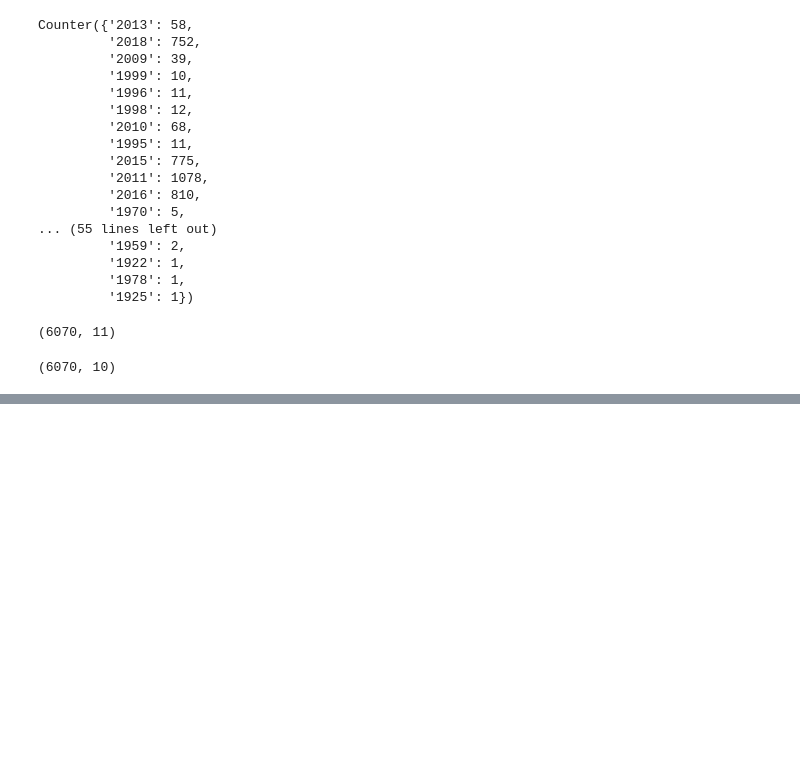
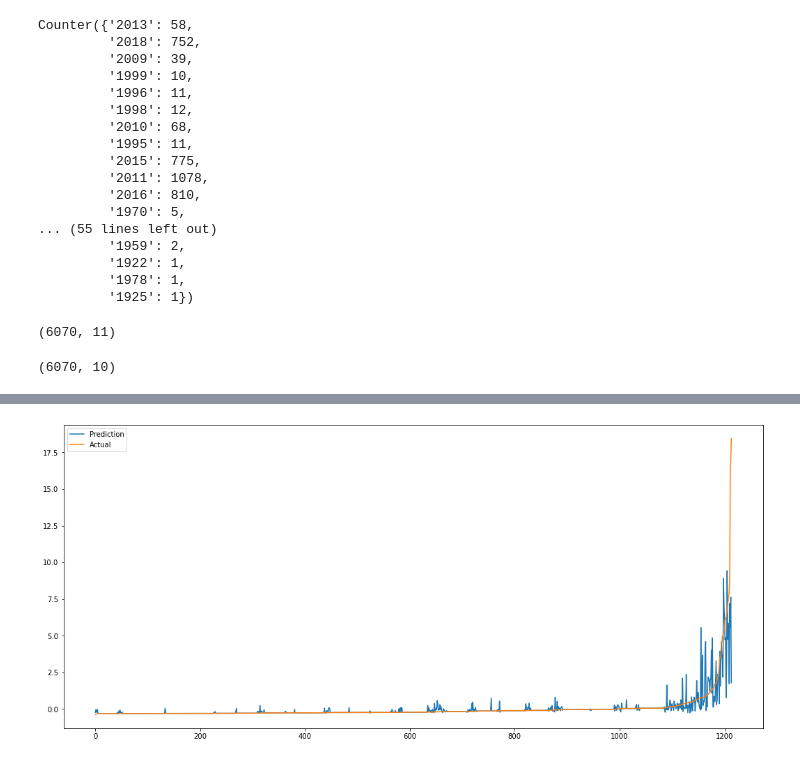
Before and after one commit to javihm77/Data-Science, a Jupyter notebook: Linear Regression/Wine Price Regression.ipynb, the cells around one changed output, grey strips where cells are left out. Drawn from its saved outputs; the diff is of its cells as text; code cells hidden in the pictures; blank space fills up the shorter version.

```diff
--- a/Linear Regression/Wine Price Regression.ipynb
+++ b/Linear Regression/Wine Price Regression.ipynb
@@ -148,0 +311,8 @@ df.shape
+# %%
+plt.figure(figsize=(18, 8))
+plt.plot(preds_knr['y_pred'], label='Prediction')
+plt.plot(preds_knr['y_test'], label='Actual')
+plt.legend()
+plt.show()
+# %% [output]
+[figure, added]
```
Also changed, not shown: parts of 28 cells of this notebook.
